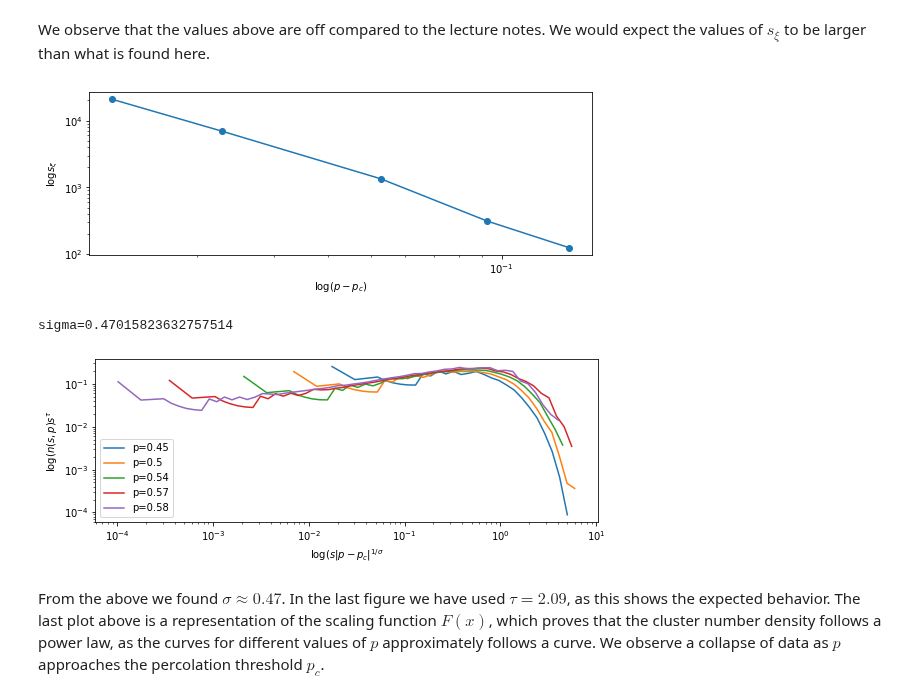
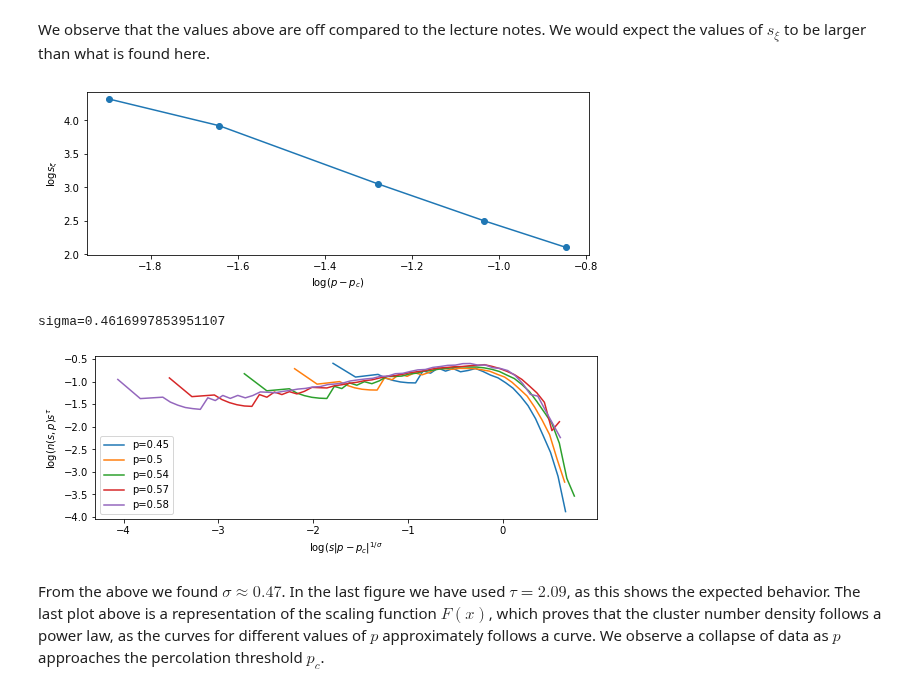
Before and after one commit to chdre/FYS4460, a Jupyter notebook: Project3/Project3.ipynb, the cells around one changed output. Cells and saved outputs as stored; diff of their text form; code cells hidden in the pictures.

```diff
--- a/Project3/Project3.ipynb
+++ b/Project3/Project3.ipynb
@@ -276,7 +273,7 @@ for l in tqdm(L):
     area = functions.mass_cluster(pc, l, l, N)
     sl, nsl = log_binning(area, 1.2, l, N)
     i = np.nonzero(nsl)
-    sl_list.append(sl[i])
-    nsl_list.append(nsl[i])
+    sl_list_L.append(sl[i])
+    nsl_list_L.append(nsl[i])
 # %%
 plt.figure(figsize=(9,3))
@@ -293,7 +290,7 @@ From the figure above we see that the curves are approximately linear for the a
 # %%
 slopes = []
 # icepts = []
-for sl, nsl in zip(sl_list, nsl_list):
+for sl, nsl in zip(sl_list_L, nsl_list_L):
     sl = np.log10(sl[:20])
     nsl = np.log10(nsl[:20])
     slope, _ = np.polyfit(sl, nsl, 1)
@@ -367,29 +366,29 @@ We observe that the values above are off compared to the lecture notes. We would
 # %%
 s_ksi_arr = np.array(s_ksi_list)
 p_arr = np.array(p)
 
 plt.figure(figsize=(9,3))
-plt.loglog(np.abs(p_arr - pc), s_ksi_arr, '-o')
+plt.plot(np.log10(np.abs(p_arr - pc)), np.log10(s_ksi_arr), '-o')
 plt.xlabel(f'$\\log(p - p_c)$')
 plt.ylabel(f'$\\log s_{{\\xi}}$')
 plt.show()
 
 slope, _ = np.polyfit(np.log10(np.abs(p_arr - pc)), np.log10(s_ksi_arr), 1)
 sig = -1 / slope
 
 print(f'sigma={sig}')
 
 plt.figure(figsize=(9,3))
 for sl, nsl, prob in zip(sl_list, nsl_list, p):
-    plt.loglog(sl * np.abs(prob - pc)**(1 / sig), nsl * sl**2.09, label=f'p={prob}')
+    plt.plot(np.log10(sl * np.abs(prob - pc)**(1 / sig)), np.log10(nsl * sl**2.09), label=f'p={prob}')
 plt.xlabel(f'$\\log(s|p-p_c|^{{1/\\sigma}}$')
 plt.ylabel(f'$\\log(n(s,p)s^{{\\tau}}$')
 plt.legend()
 plt.show()
 # %% [output]
-[figure, old version]
+[figure, new version]
-sigma=0.47015823632757514
+sigma=0.4616997853951107
-[figure, old version]
+[figure, new version]
 # %% [markdown]
 From the above we found $\sigma \approx 0.47$. In the last figure we have used $\tau = 2.09$, as this shows the expected behavior. The last plot above is a representation of the scaling function $F(x)$, which proves that the cluster number density follows a power law, as the curves for different values of $p$ approximately follows a curve. We observe a collapse of data as $p$ approaches the percolation threshold $p_c$.
 # %% [markdown]
```
Also changed, not shown: parts of 5 cells of this notebook, 16 other files.
